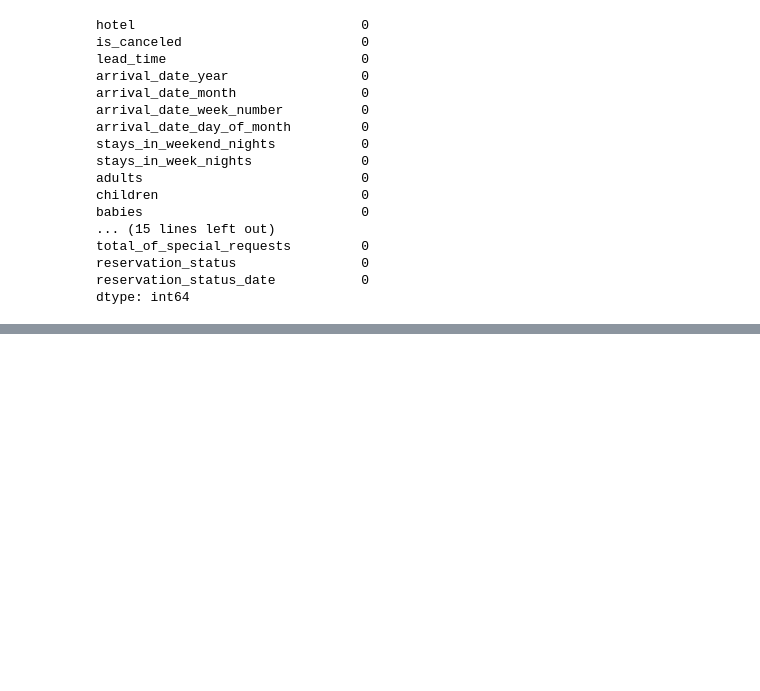
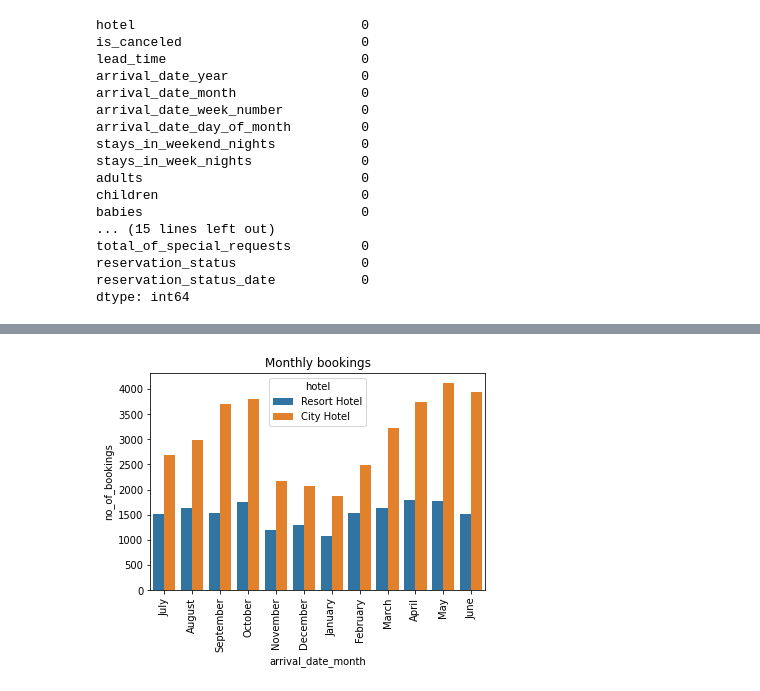
Before and after one commit to RajaChowdhury/EDA-CAPSTONE-PROJECT, a Jupyter notebook: Hotel_Booking_Analysis_Capstone_Project.ipynb, the cells around one changed output, grey strips where cells are left out. Cells and saved outputs as stored; diff of their text form; code cells hidden in the pictures; blank space fills up the shorter version.

```diff
--- a/Hotel_Booking_Analysis_Capstone_Project.ipynb
+++ b/Hotel_Booking_Analysis_Capstone_Project.ipynb
@@ -331,0 +336,15 @@ df.head()
+# %%
+df_copy= df.copy()
+df_copy['no_of_bookings']= 1
+df_copy.loc[(df_copy.arrival_date_month== 'July')| (df_copy.arrival_date_month== 'August'),'no_of_bookings']/=3
+df_copy.loc[~((df_copy.arrival_date_month== 'July')| (df_copy.arrival_date_month== 'August')),'no_of_bookings']/=2
+# %%
+month_sorted = ['January','February','March','April','May','June','July','August','September','October','November','December']
+plt.title("Monthly bookings")
+sns.barplot(x= 'arrival_date_month', y= 'no_of_bookings', hue= df_copy['hotel'], estimator= sum, data= df_copy)
+plt.xticks(rotation = 90)
+plt.show()
+#plt.figure(figsize=(15,15))
+#sns.countplot (x= 'arrival_date_month', data= df_copy, hue= 'hotel').set_title ("Monthly Bookings", fontweight="bold", size=15)
+# %% [output]
+[figure, added]
```
Also changed, not shown: parts of 33 cells of this notebook.
